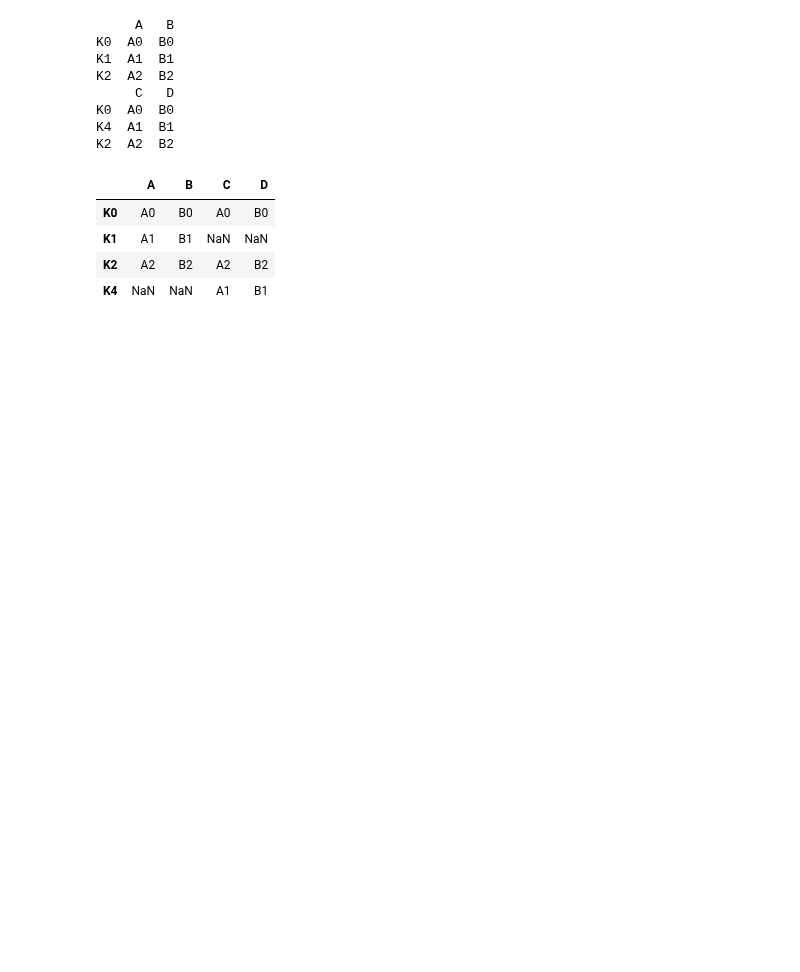
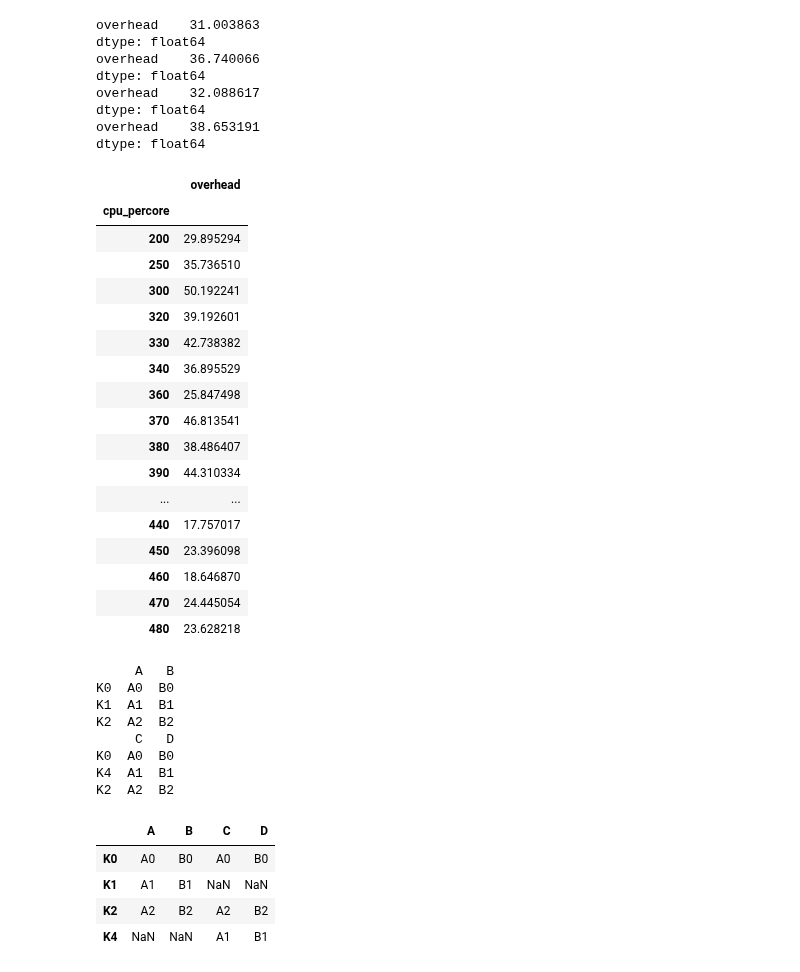
Before and after one commit to ATLAS-Analytics/AnalyticsNotebooks, a Jupyter notebook: Wenjing/BOINC_native_vs_vm_performance_bytask_plot.ipynb, the cells around one changed output. Cells and saved outputs as stored; diff of their text form; code cells hidden in the pictures; blank space fills up the shorter version.

```diff
--- a/Wenjing/BOINC_native_vs_vm_performance_bytask_plot.ipynb
+++ b/Wenjing/BOINC_native_vs_vm_performance_bytask_plot.ipynb
@@ -163,3 +224,36 @@ after trimming, 15223 total jobs, 802 vm jobs from 201 vm hosts, and 14421 nativ
+# %%
+print(df_native.iloc[1:20][["overhead"]].mean())
+print(df_native.iloc[21:40][["overhead"]].mean())
+print(df_native.iloc[41:60][["overhead"]].mean())
+print(df_native.iloc[61:80][["overhead"]].mean())
+df_native.iloc[1:20][["overhead"]]
+# %% [output]
+overhead    31.003863
+dtype: float64
+overhead    36.740066
+dtype: float64
+overhead    32.088617
+dtype: float64
+overhead    38.653191
+dtype: float64
+|  | overhead |
+| cpu_percore |  |
+| 200 | 29.895294 |
+| 250 | 35.736510 |
+| 300 | 50.192241 |
+| 320 | 39.192601 |
+| 330 | 42.738382 |
+| 340 | 36.895529 |
+| 360 | 25.847498 |
+| 370 | 46.813541 |
+| 380 | 38.486407 |
+| 390 | 44.310334 |
+| ... | ... |
+| 440 | 17.757017 |
+| 450 | 23.396098 |
+| 460 | 18.646870 |
+| 470 | 24.445054 |
+| 480 | 23.628218 |
 # %%
 left = pd.DataFrame({'A': ['A0', 'A1', 'A2'], 'B': ['B0', 'B1', 'B2']},index=['K0', 'K1', 'K2'])
 right = pd.DataFrame({'C': ['A0', 'A1', 'A2'], 'D': ['B0', 'B1', 'B2']},index=['K0', 'K4','K2'])
```
Also changed, not shown: parts of 3 cells of this notebook, 7 other files.
